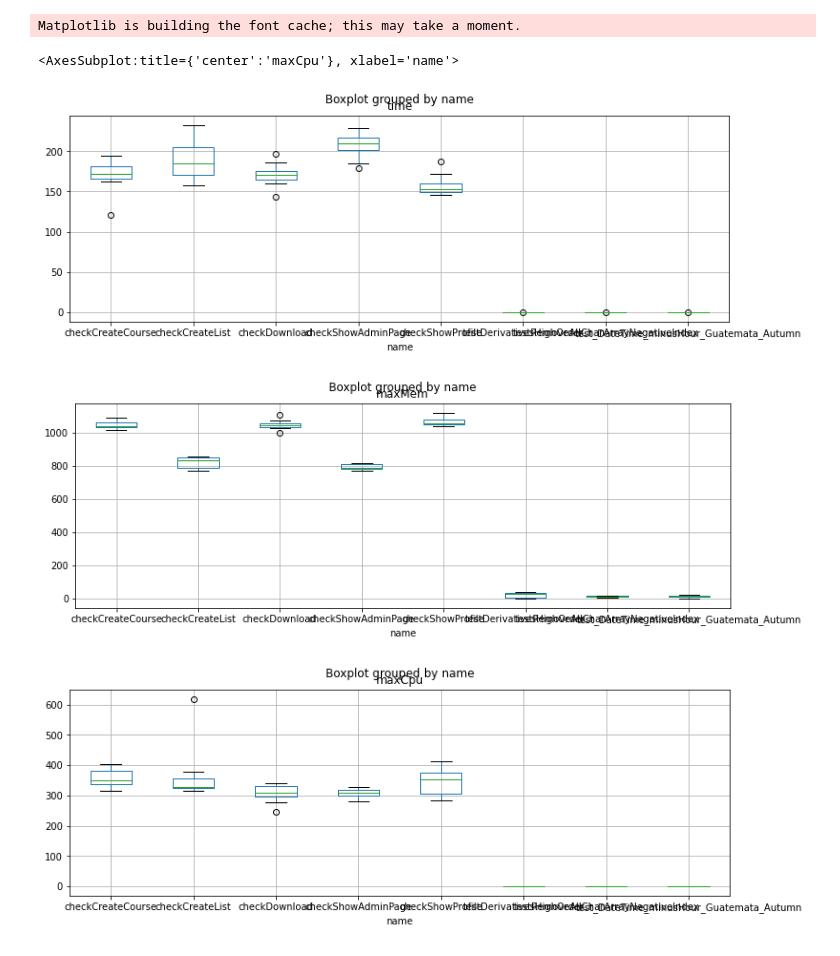
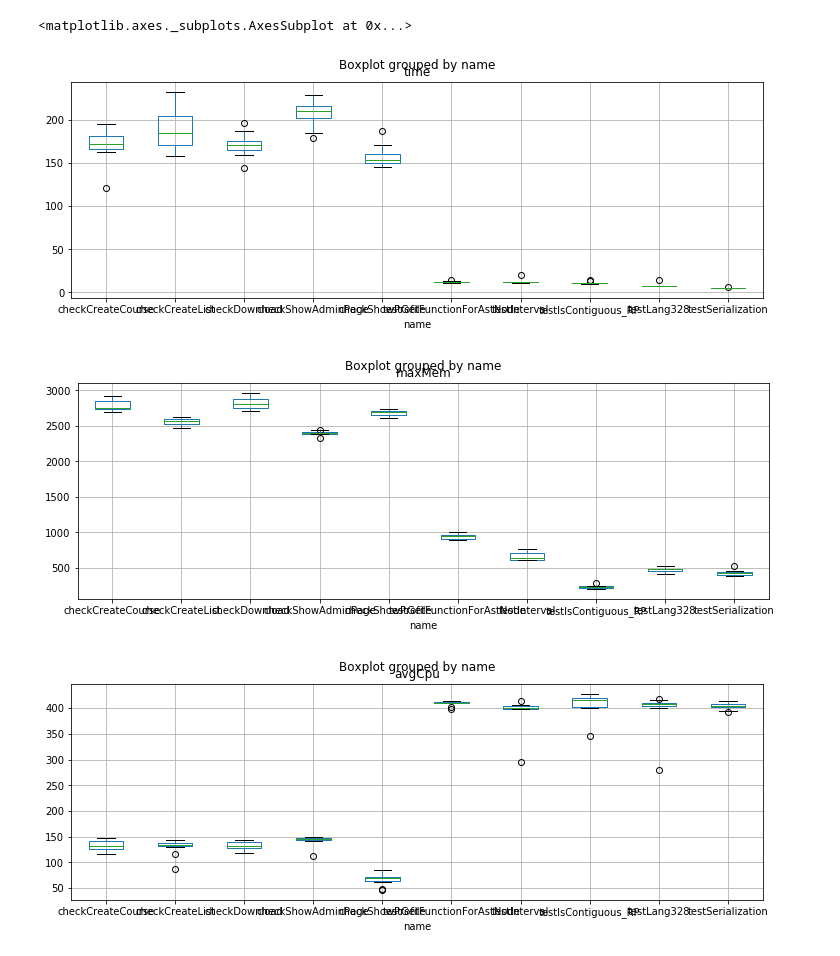
Before and after one commit to e2e-tests-dataset/comparative-experiment, a Jupyter notebook: GenerateGraphics.ipynb, the cells around one changed output. Saved outputs shown, nothing was run; the diff lists cells and outputs as text; code cells hidden in the pictures.

Commit message:
Rework E2E-DATASET results

```diff
--- a/GenerateGraphics.ipynb
+++ b/GenerateGraphics.ipynb
@@ -5,11 +5,11 @@ import glob
 import matplotlib as plt
 # %%
 dfs = []
-# for path in glob.glob('E2E-DATASET/**/**/results.csv'):
-#     dfs.append(pd.read_csv(path, index_col=0))
+for path in glob.glob('E2E-DATASET/**/**/results.csv'):
+    dfs.append(pd.read_csv(path, index_col=0))
 for path in glob.glob('DEFECTS4J/results/**/**/**/results.csv'):
     dfs.append(pd.read_csv(path, index_col=0))
-df = pd.concat(dfs)
+df = pd.concat(dfs, sort=False)
 # %%
 dfg = df.groupby(['app', 'name'])
 # %%
@@ -26,16 +31,15 @@ pd.concat([dfg.median()[['time']],dfg.mean()[['avgCpu', 'maxMem']]], axis=1, joi
 # %%
 boxplot = df.boxplot(column=['time'], by='name', figsize=(12,4))
 boxplot
 boxplot2 = df.boxplot(column=['maxMem'], by='name', figsize=(12,4))
 boxplot2
-boxplot3 = df.boxplot(column=['maxCpu'], by='name', figsize=(12,4))
+boxplot3 = df.boxplot(column=['avgCpu'], by='name', figsize=(12,4))
 boxplot3
 # %% [output]
-Matplotlib is building the font cache; this may take a moment.
+<matplotlib.axes._subplots.AxesSubplot at 0x...>
-<AxesSubplot:title={'center':'maxCpu'}, xlabel='name'>
-[figure, old version]
+[figure, new version]
-[figure, old version]
+[figure, new version]
-[figure, old version]
+[figure, new version]
 # %%
 import matplotlib.pyplot as plt
 import numpy as np
```
Also changed, not shown: parts of 1 cell of this notebook, 12 other files.
